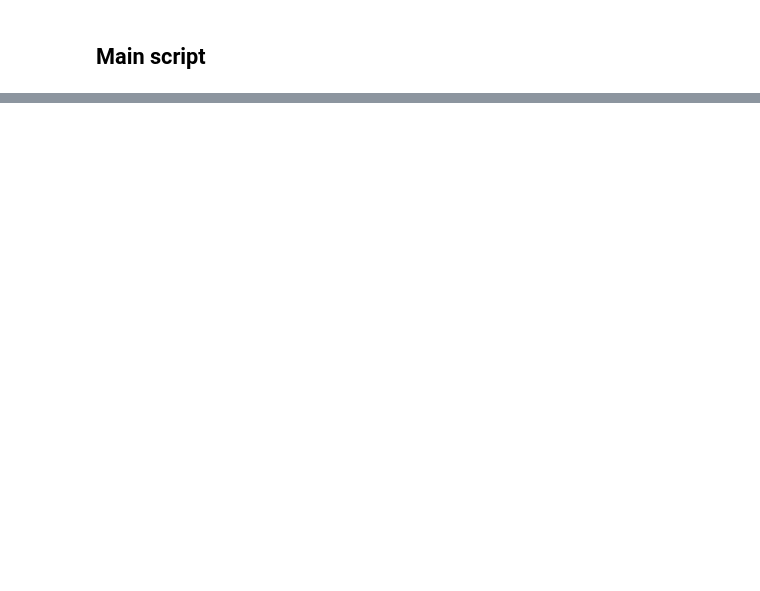
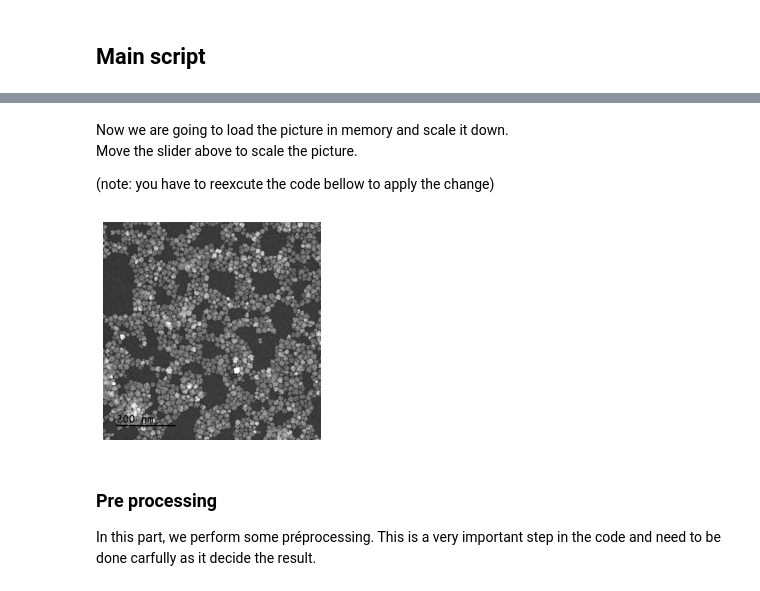
Before and after one commit to Cewein/Nanoparticle-segmentation-classification, a Jupyter notebook: Segemenation_of_nano_particle.ipynb, the cells around one changed output, grey strips where cells are left out. Drawn from its saved outputs; the diff is of its cells as text; code cells hidden in the pictures; blank space fills up the shorter version.

```diff
--- a/Segemenation_of_nano_particle.ipynb
+++ b/Segemenation_of_nano_particle.ipynb
@@ -41,0 +40,8 @@ C:/Users/Cewein/python/Nanoparticle-segmentation-classification/img/15kX -FF-Q9-
+# %%
+filePath = "img\cherles 2 PEG vrai-25kX-0001.tif"
+fileName = os.path.basename(filePath)
+
+#we also define the scaling of the picture
+
+scale = widgets.IntSlider(description='Scale factor',value=5,min=1,max=10)
+display(scale)
@@ -41,0 +50,12 @@ C:/Users/Cewein/python/Nanoparticle-segmentation-classification/img/15kX -FF-Q9-
+# %% [markdown]
+Now we are going to load the picture in memory and scale it down.<br>
+Move the slider above to scale the picture.
+
+(note: you have to reexcute the code bellow to apply the change)
+# %%
+im = utils.openFile(filePath,scale.get_interact_value(),display=True)
+# %% [output]
+[figure, added]
+# %% [markdown]
+### Pre processing
+In this part, we perform some préprocessing. This is a very important step in the code and need to be done carfully as it decide the result.
```
Also changed, not shown: parts of 25 cells of this notebook, 1 other file.
